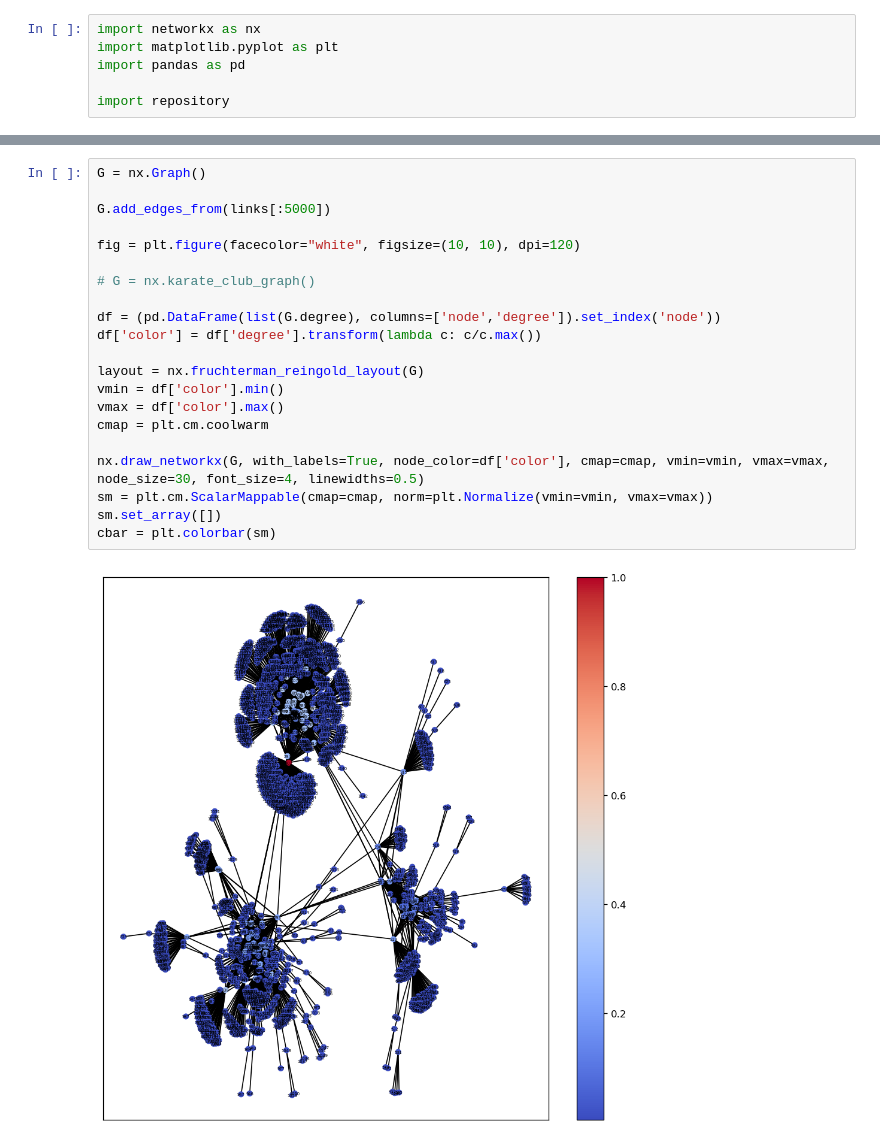
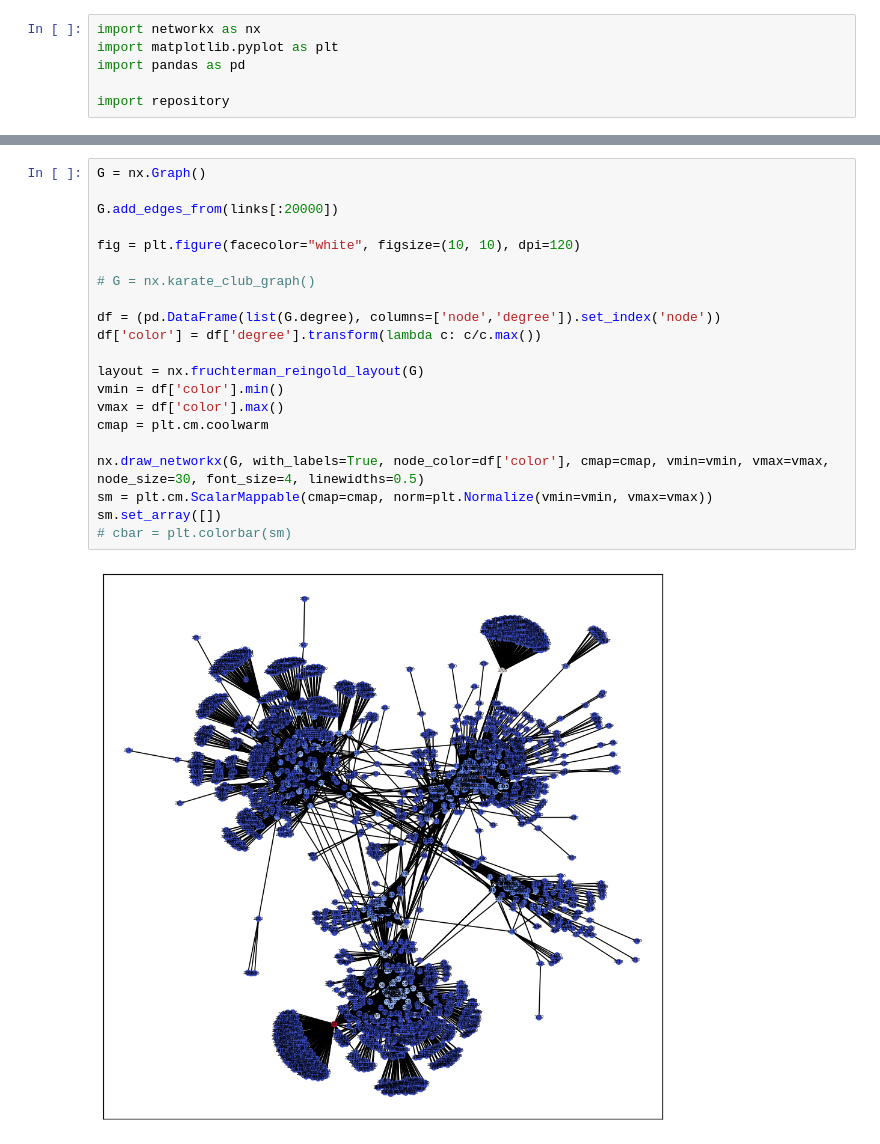
Before and after one commit to vucinatim/IEPS-2022, a Jupyter notebook: pa1/crawler/analysis.ipynb, the cells around one changed output, grey strips where cells are left out. Saved outputs shown, nothing was run; the diff lists cells and outputs as text.

```diff
--- a/pa1/crawler/analysis.ipynb
+++ b/pa1/crawler/analysis.ipynb
@@ -12,23 +19,23 @@ Number of links: 39577
 # %%
 G = nx.Graph()
 
-G.add_edges_from(links[:5000])
+G.add_edges_from(links[:20000])
 
 fig = plt.figure(facecolor="white", figsize=(10, 10), dpi=120)
 
 # G = nx.karate_club_graph()
 
 df = (pd.DataFrame(list(G.degree), columns=['node','degree']).set_index('node'))
 df['color'] = df['degree'].transform(lambda c: c/c.max())
 
 layout = nx.fruchterman_reingold_layout(G)
 vmin = df['color'].min()
 vmax = df['color'].max()
 cmap = plt.cm.coolwarm
 
 nx.draw_networkx(G, with_labels=True, node_color=df['color'], cmap=cmap, vmin=vmin, vmax=vmax, node_size=30, font_size=4, linewidths=0.5)
 sm = plt.cm.ScalarMappable(cmap=cmap, norm=plt.Normalize(vmin=vmin, vmax=vmax))
 sm.set_array([])
-cbar = plt.colorbar(sm)
+# cbar = plt.colorbar(sm)
 # %% [output]
-[figure, old version]
+[figure, new version]
```
Also changed, not shown: parts of 2 cells of this notebook, 9 other files.
